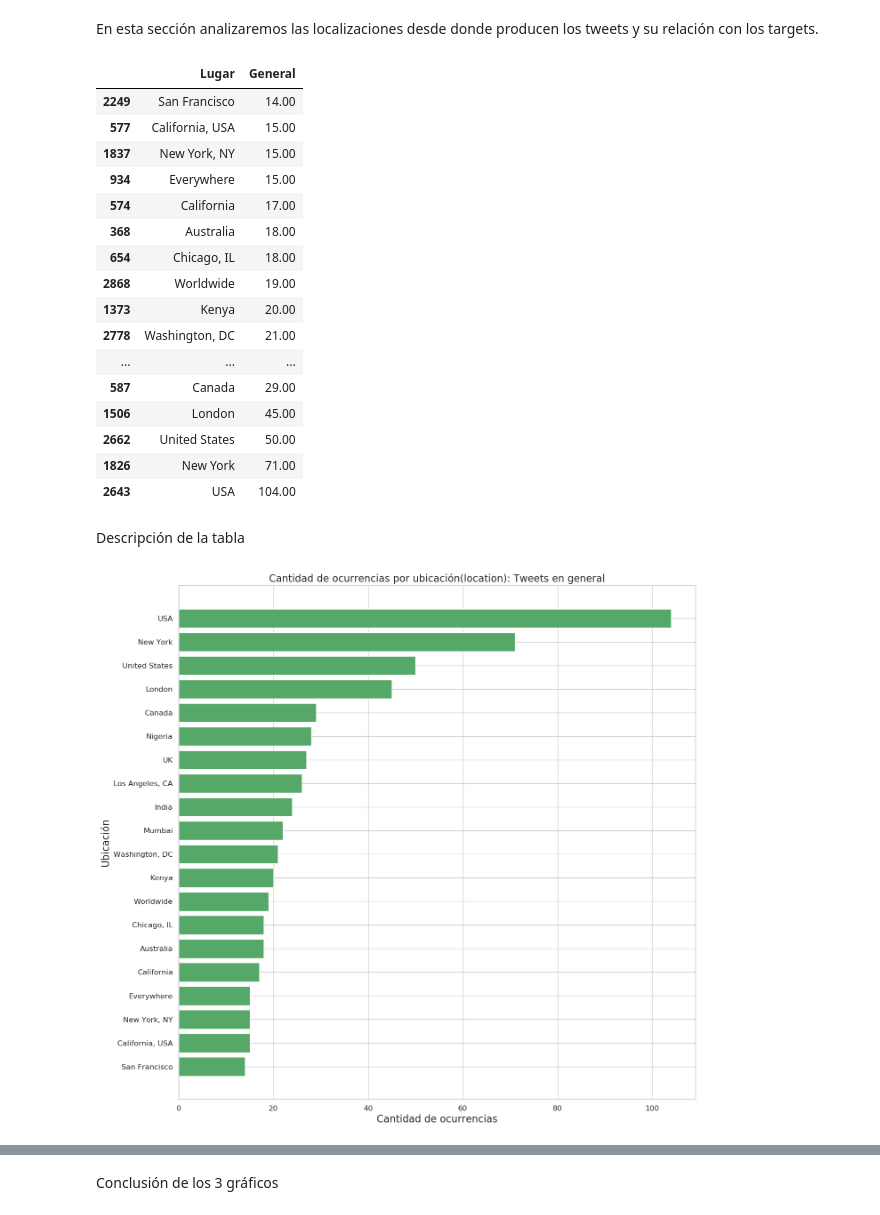
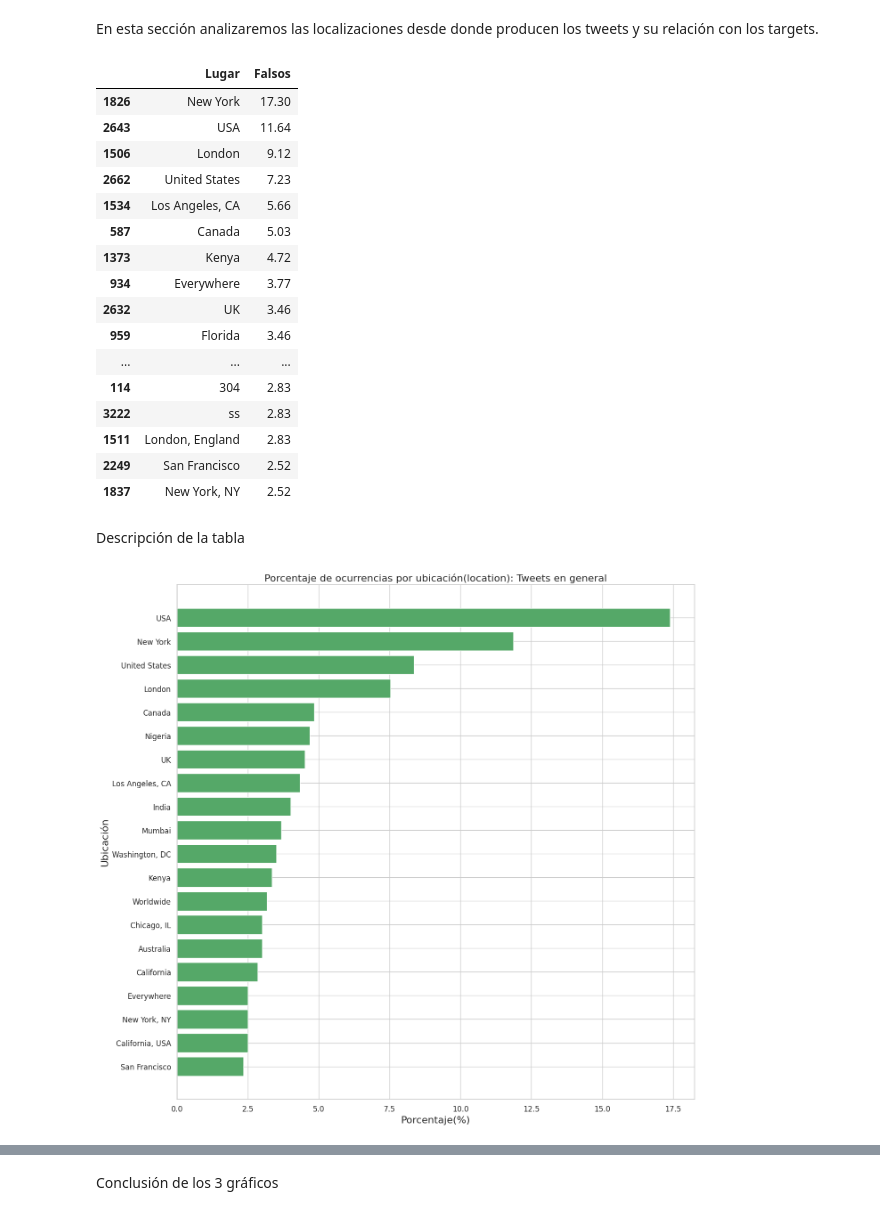
Before and after one commit to delpinor/datos7506, a Jupyter notebook: TP.ipynb, the cells around one changed output, grey strips where cells are left out. Drawn from its saved outputs; the diff is of its cells as text; code cells hidden in the pictures.

```diff
--- a/TP.ipynb
+++ b/TP.ipynb
@@ -504,6 +544,6 @@ Como curiosidad, "Obama" está entre las palabras que más se usan en tweets ver
 Procedemos realizar lo mismo con los tweets falsos. Esta vez directamente filtraremos las palabras comunes.
 # %%
 #Debo quitar dos palabras de las keys a eliminar porque no aparecen en las palabras de los tweets falsos, lo que ocaciona error
-verdaderos_keys = verdaderos_palabras.drop(['Northern', 'bomber']).sort_values(by=0, ascending=False).head(100).index
-falsos_palabras.drop(labels=verdaderos_keys).sort_values(by=0, ascending=False).head(20)
+#verdaderos_keys = verdaderos_palabras.drop(['Northern', 'bomber']).sort_values(by=0, ascending=False).head(100).index
+falsos_palabras.drop(labels=verdaderos_keys).sort_values(by=0, ascending=False).head(20).T
 # %% [output]
@@ -527,5 +552,6 @@ falsos_palabras.drop(labels=verdaderos_keys).sort_values(by=0, ascending=False).
 # %%
-irrelevantes_keys = ['can', 'if', 'do', 'don\'t', 'her', 'his', 'his', 'it\'s', 'would', 'now', 'what', 'You', 'My', 'how', 'got', '\'']
-falsos_top_palabras = falsos_palabras.drop(labels=verdaderos_keys).drop(labels=irrelevantes_keys).sort_values(by=0, ascending=False).head(20)
-falsos_top_palabras
+irrelevantes_keys = ['can', 'i', 'there', 'know', 'THE', 'If' ,'if', 'he','do', 'don\'t', 'her', 'his', 'his', 'it\'s', 'would', 'now', 'what', 'You', 'My', 'how', 'got', '\'']
+falsos_top_palabras = falsos_palabras.drop(labels=verdaderos_keys).drop(labels=irrelevantes_keys).sort_values(by=0, ascending=False).head(100)
+falsos_top_palabras.columns = ['Tweets falsos']
+falsos_top_palabras.T
 # %% [output]
@@ -553,0 +561,11 @@ falsos_top_palabras.head(20).plot(kind = 'barh', figsize = (20, 10), rot = 0, ti
+# %%
+#falsos_top_palabras.head(20).plot(kind = 'barh', figsize = (20, 10), rot = 0, title = "Top palabras frecuentes en tweets verdaderos")
+ax = falsos_top_palabras.plot(kind="bar", stacked=False, fontsize= 16, color='C0')
+plt.title("Top 20 palabras frecuentes: tweets falsos", fontsize=26)
+plt.xlabel("Palabras", fontsize= 16)
+plt.ylabel("Cantidad", fontsize= 16)
+plt.legend(fontsize=16)
+for p in ax.patches:
+    width, height = p.get_width(), p.get_height()
+    x, y = p.get_xy()
+    ax.annotate(height, xy=(x+0.07, y + height + 1), fontsize=16)
@@ -609,41 +652,45 @@ grouped_by_location.columns=['Lugar', 'Falsos', 'Verdaderos', 'General']
 top_n_general = grouped_by_location[['Lugar', 'General']].sort_values('General', ascending=False).head(n).iloc[::-1]
 top_n_verdaderos = grouped_by_location[['Lugar', 'Verdaderos']].sort_values('Verdaderos', ascending=False).head(n).iloc[::-1]
 top_n_falsos = grouped_by_location[['Lugar', 'Falsos']].sort_values('Falsos', ascending=False).head(n).iloc[::-1]
-top_n_general
+top_n_general['General'] = top_n_general['General'].apply(lambda x: 100 * x / top_n_general['General'].sum())
+top_n_verdaderos['Verdaderos'] = top_n_verdaderos['Verdaderos'].apply(lambda x: 100 * x / top_n_verdaderos['Verdaderos'].sum())
+top_n_falsos['Falsos'] = top_n_falsos['Falsos'].apply(lambda x: 100 * x / top_n_falsos['Falsos'].sum())
+
+top_n_falsos.iloc[::-1]
 # %% [output]
-|  | Lugar | General |
-| 2249 | San Francisco | 14.00 |
-| 577 | California, USA | 15.00 |
-| 1837 | New York, NY | 15.00 |
-| 934 | Everywhere | 15.00 |
-| 574 | California | 17.00 |
-| 368 | Australia | 18.00 |
-| 654 | Chicago, IL | 18.00 |
-| 2868 | Worldwide | 19.00 |
-| 1373 | Kenya | 20.00 |
-| 2778 | Washington, DC | 21.00 |
+|  | Lugar | Falsos |
+| 1826 | New York | 17.30 |
+| 2643 | USA | 11.64 |
+| 1506 | London | 9.12 |
+| 2662 | United States | 7.23 |
+| 1534 | Los Angeles, CA | 5.66 |
+| 587 | Canada | 5.03 |
+| 1373 | Kenya | 4.72 |
+| 934 | Everywhere | 3.77 |
+| 2632 | UK | 3.46 |
+| 959 | Florida | 3.46 |
 | ... | ... | ... |
-| 587 | Canada | 29.00 |
-| 1506 | London | 45.00 |
-| 2662 | United States | 50.00 |
-| 1826 | New York | 71.00 |
-| 2643 | USA | 104.00 |
+| 114 | 304 | 2.83 |
+| 3222 | ss | 2.83 |
+| 1511 | London, England | 2.83 |
+| 2249 | San Francisco | 2.52 |
+| 1837 | New York, NY | 2.52 |
 # %% [markdown]
 Descripción de la tabla
 # %%
 # Tamaño
 plt.figure(figsize=(15,15))
 # Título
-plt.title('Cantidad de ocurrencias por ubicación(location): Tweets en general', fontsize=16)
+plt.title('Porcentaje de ocurrencias por ubicación(location): Tweets en general', fontsize=16)
 # Eje X
-plt.xlabel('Cantidad de ocurrencias')
+plt.xlabel('Porcentaje(%)')
 # Eje Y
 plt.ylabel('Ubicación')
 plt.barh(y=top_n_general.Lugar, width=top_n_general.General, color='C2')
 
 plt.show()
 # %% [output]
-[figure, old version]
+[figure, new version]
 # %%
 # Tamaño
 plt.figure(figsize=(15,15))
```
Also changed, not shown: parts of 34 cells of this notebook.
